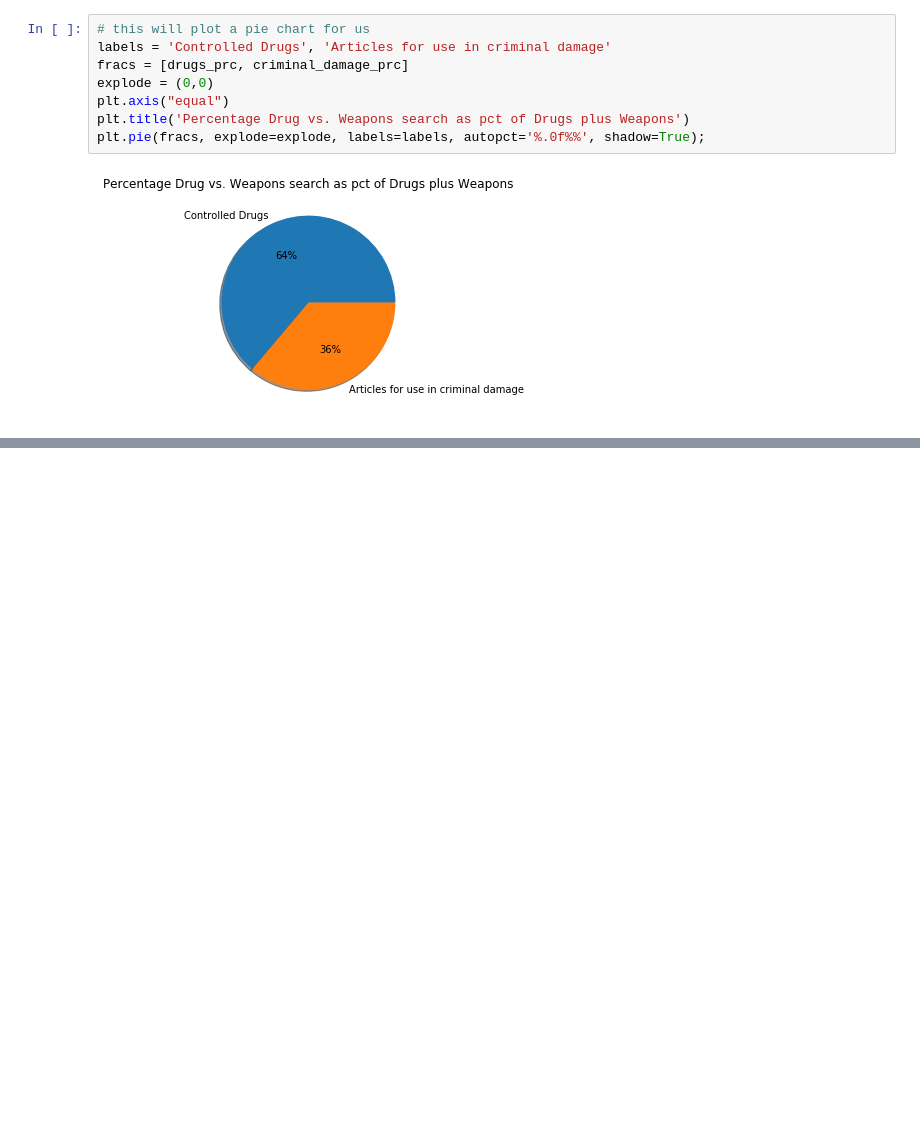
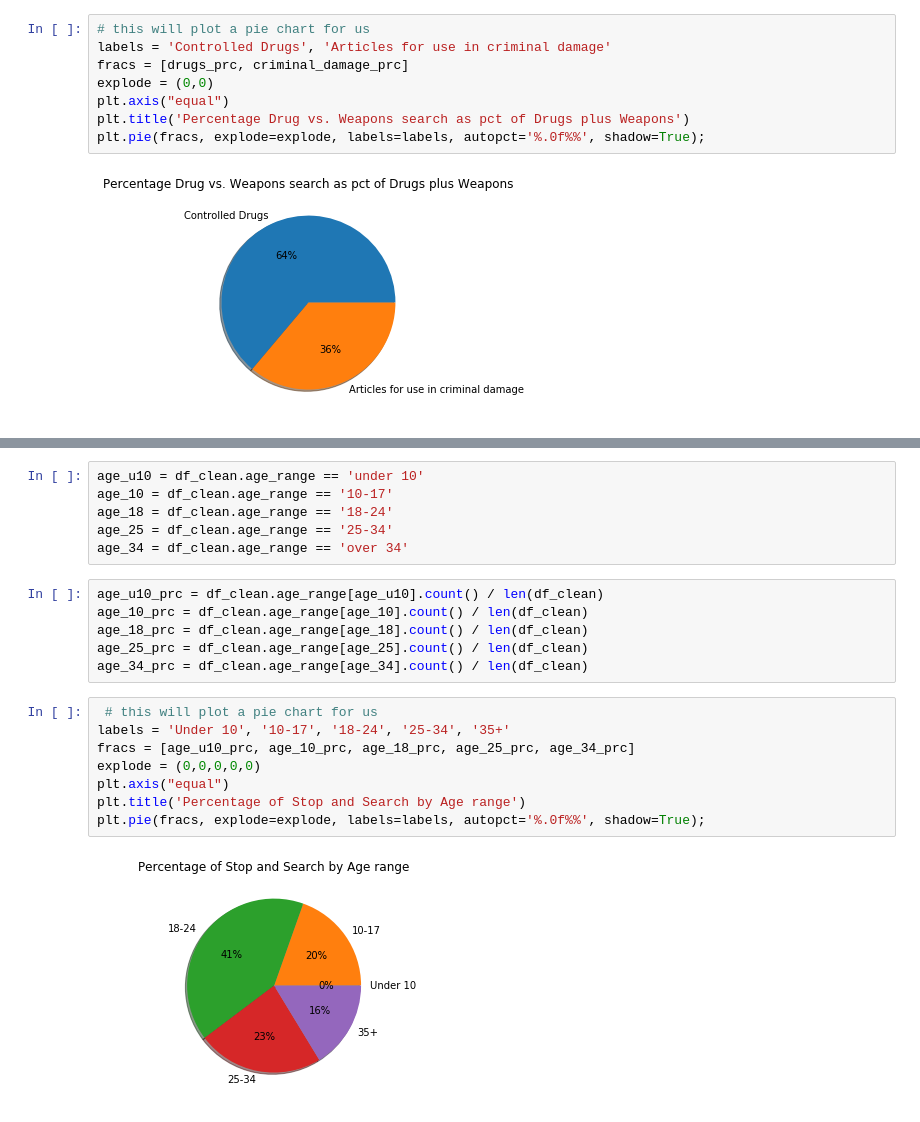
Before and after one commit to Empiah/LondonCrimeStats, a Jupyter notebook: London_Crime_Statistics.ipynb, the cells around one changed output, grey strips where cells are left out. Drawn from its saved outputs; the diff is of its cells as text; blank space fills up the shorter version.

```diff
--- a/London_Crime_Statistics.ipynb
+++ b/London_Crime_Statistics.ipynb
@@ -216,0 +232,22 @@ Name: gender, dtype: int64
+# %%
+age_u10 = df_clean.age_range == 'under 10'
+age_10 = df_clean.age_range == '10-17'
+age_18 = df_clean.age_range == '18-24'
+age_25 = df_clean.age_range == '25-34'
+age_34 = df_clean.age_range == 'over 34'
+# %%
+age_u10_prc = df_clean.age_range[age_u10].count() / len(df_clean)
+age_10_prc = df_clean.age_range[age_10].count() / len(df_clean)
+age_18_prc = df_clean.age_range[age_18].count() / len(df_clean)
+age_25_prc = df_clean.age_range[age_25].count() / len(df_clean)
+age_34_prc = df_clean.age_range[age_34].count() / len(df_clean)
+# %%
+ # this will plot a pie chart for us
+labels = 'Under 10', '10-17', '18-24', '25-34', '35+'
+fracs = [age_u10_prc, age_10_prc, age_18_prc, age_25_prc, age_34_prc]
+explode = (0,0,0,0,0)
+plt.axis("equal")
+plt.title('Percentage of Stop and Search by Age range')
+plt.pie(fracs, explode=explode, labels=labels, autopct='%.0f%%', shadow=True);
+# %% [output]
+[figure, added]
```
Also changed, not shown: parts of 9 cells of this notebook.
